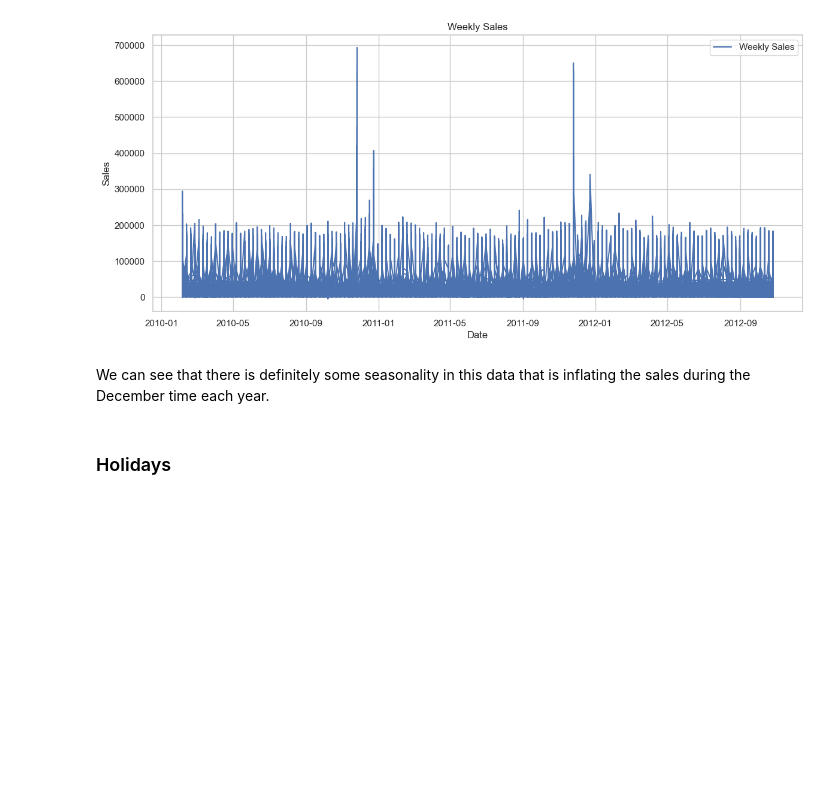
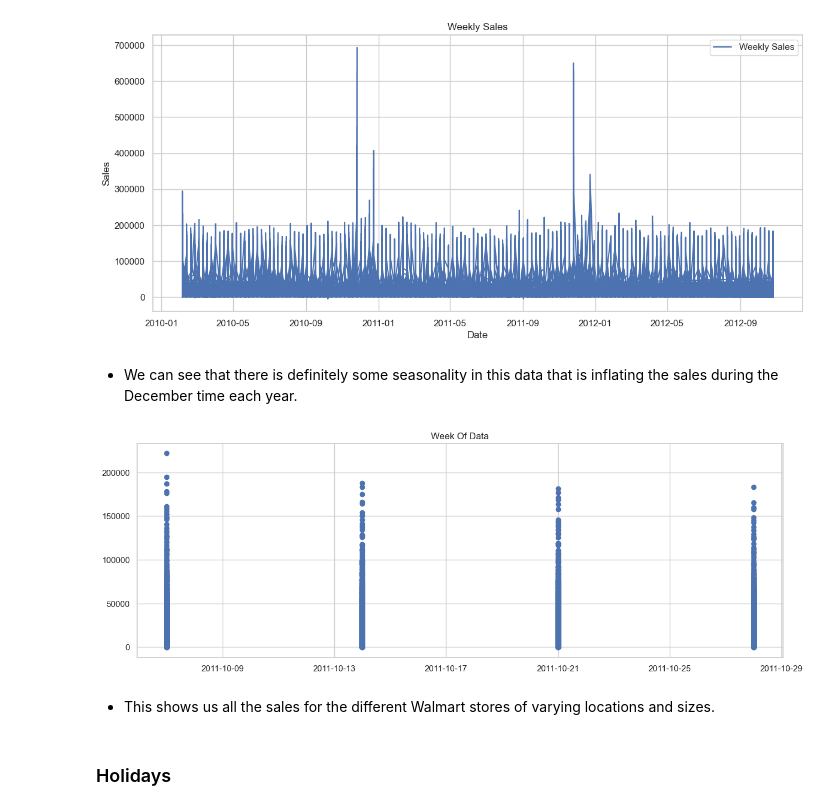
Before and after one commit to Noah-Marra/Demand-Forecasting, a Jupyter notebook: src/eda/eda.ipynb, the cells around one changed output. Drawn from its saved outputs; the diff is of its cells as text; code cells hidden in the pictures; blank space fills up the shorter version.

```diff
--- a/src/eda/eda.ipynb
+++ b/src/eda/eda.ipynb
@@ -85,7 +87,17 @@ plt.show()
 # %% [output]
 [figure]
 # %% [markdown]
-We can see that there is definitely some seasonality in this data that is inflating the sales during the December time each year.
+- We can see that there is definitely some seasonality in this data that is inflating the sales during the December time each year.
+# %%
+time_frame = df.loc[(df.index > '2011-10-01') & (df.index < '2011-11-01')]
+plt.figure(figsize=(15,5))
+plt.scatter(time_frame.index, time_frame['Weekly_Sales'])
+plt.title('Week Of Data')
+plt.show()
+# %% [output]
+[figure, added]
+# %% [markdown]
+- This shows us all the sales for the different Walmart stores of varying locations and sizes.
 # %% [markdown]
 ### Holidays
 # %%
```
Also changed, not shown: parts of 2 cells of this notebook, 5 other files.
